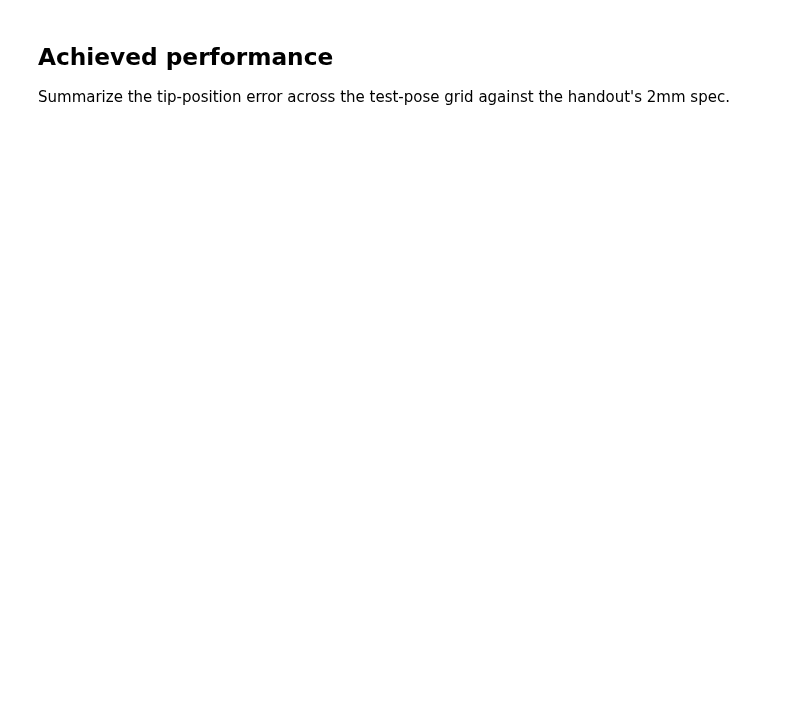
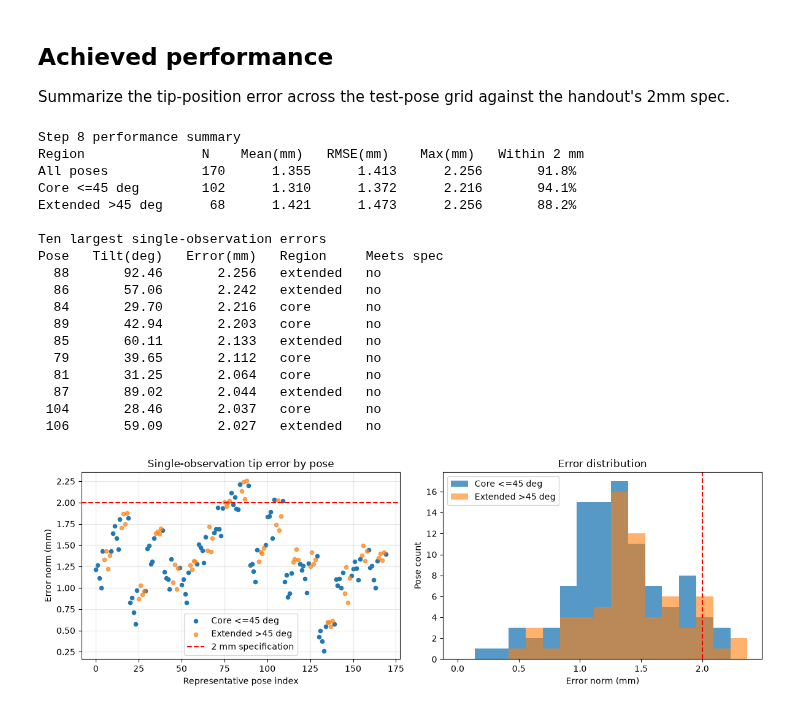
Before and after one commit to Edward-Lin-maker/CIS_I_Course, a Jupyter notebook: assignments/assignment1/notebooks/assignment1_template.ipynb, the cells around one changed output. Drawn from its saved outputs; the diff is of its cells as text; code cells hidden in the pictures; blank space fills up the shorter version.

Commit message:
Complete assignment 1 notebook
Co-authored-by: Copilot <223556219+Copilot@users.noreply.github.com>

```diff
--- a/assignments/assignment1/notebooks/assignment1_template.ipynb
+++ b/assignments/assignment1/notebooks/assignment1_template.ipynb
@@ -250,5 +664,61 @@ for F_t_nominal in test_poses:
 Summarize the tip-position error across the test-pose grid against the
 handout's 2mm spec.
 # %%
-# TODO: summarize test_results -- e.g. mean/max error, and how many poses
-# meet the assignment's ||delta p_t|| <= 2mm spec.
+errors = np.array([result["error_mm"] for result in test_results])
+core_mask = np.array([result["is_core"] for result in test_results], dtype=bool)
+core_errors = errors[core_mask]
+extended_errors = errors[~core_mask]
+
+summary_rows = [
+    ("All poses", len(errors), errors.mean(), np.sqrt(np.mean(errors ** 2)), errors.max(), np.mean(errors <= 2.0)),
+    ("Core <=45 deg", len(core_errors), core_errors.mean(), np.sqrt(np.mean(core_errors ** 2)), core_errors.max(), np.mean(core_errors <= 2.0)),
+    ("Extended >45 deg", len(extended_errors), extended_errors.mean(), np.sqrt(np.mean(extended_errors ** 2)), extended_errors.max(), np.mean(extended_errors <= 2.0)),
+]
+print("Step 8 performance summary")
+print("Region               N    Mean(mm)   RMSE(mm)    Max(mm)   Within 2 mm")
+for name, count, mean_error, rmse, max_error, pass_fraction in summary_rows:
+    print(f"{name:<20} {count:3d}   {mean_error:8.3f}   {rmse:8.3f}   {max_error:8.3f}     {100.0 * pass_fraction:6.1f}%")
+
+print("\nTen largest single-observation errors")
+print("Pose   Tilt(deg)   Error(mm)   Region     Meets spec")
+for result in sorted(test_results, key=lambda item: item["error_mm"], reverse=True)[:10]:
+    region = "core" if result["is_core"] else "extended"
+    meets_spec = "yes" if result["error_mm"] <= 2.0 else "no"
+    print(f"{result['index']:4d}   {result['tilt_deg']:9.2f}   {result['error_mm']:9.3f}   {region:<8}   {meets_spec}")
+
+figure, axes = plt.subplots(1, 2, figsize=(12, 4))
+pose_indices = np.arange(len(errors))
+axes[0].scatter(pose_indices[core_mask], errors[core_mask], s=20, label="Core <=45 deg")
+axes[0].scatter(pose_indices[~core_mask], errors[~core_mask], s=20, alpha=0.7, label="Extended >45 deg")
+axes[0].axhline(2.0, color="red", linestyle="--", label="2 mm specification")
+axes[0].set(title="Single-observation tip error by pose", xlabel="Representative pose index", ylabel="Error norm (mm)")
+axes[0].grid(alpha=0.3)
+axes[0].legend()
+histogram_bins = np.linspace(0.0, max(2.0, errors.max()) * 1.05, 18)
+axes[1].hist(core_errors, bins=histogram_bins, alpha=0.75, label="Core <=45 deg")
+axes[1].hist(extended_errors, bins=histogram_bins, alpha=0.6, label="Extended >45 deg")
+axes[1].axvline(2.0, color="red", linestyle="--")
+axes[1].set(title="Error distribution", xlabel="Error norm (mm)", ylabel="Pose count")
+axes[1].legend()
+plt.tight_layout()
+plt.show()
+# %% [output]
+Step 8 performance summary
+Region               N    Mean(mm)   RMSE(mm)    Max(mm)   Within 2 mm
+All poses            170      1.355      1.413      2.256       91.8%
+Core <=45 deg        102      1.310      1.372      2.216       94.1%
+Extended >45 deg      68      1.421      1.473      2.256       88.2%
+
+Ten largest single-observation errors
+Pose   Tilt(deg)   Error(mm)   Region     Meets spec
+  88       92.46       2.256   extended   no
+  86       57.06       2.242   extended   no
+  84       29.70       2.216   core       no
+  89       42.94       2.203   core       no
+  85       60.11       2.133   extended   no
+  79       39.65       2.112   core       no
+  81       31.25       2.064   core       no
+  87       89.02       2.044   extended   no
+ 104       28.46       2.037   core       no
+ 106       59.09       2.027   extended   no
+[figure, added]
```
Also changed, not shown: parts of 11 cells of this notebook.
